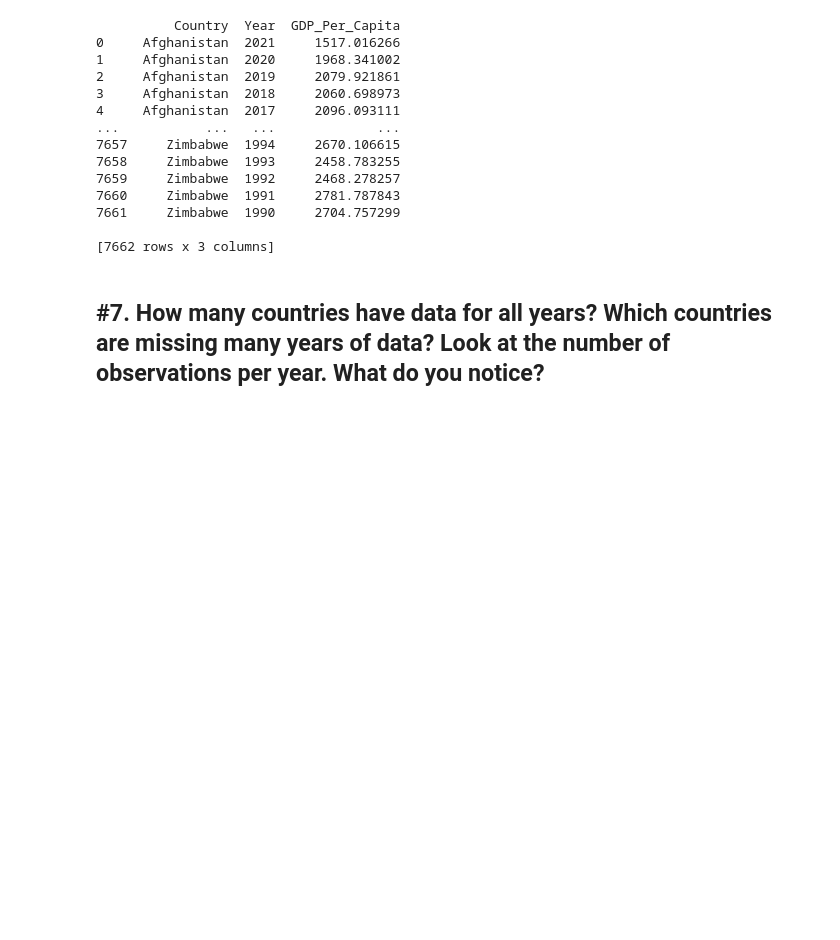
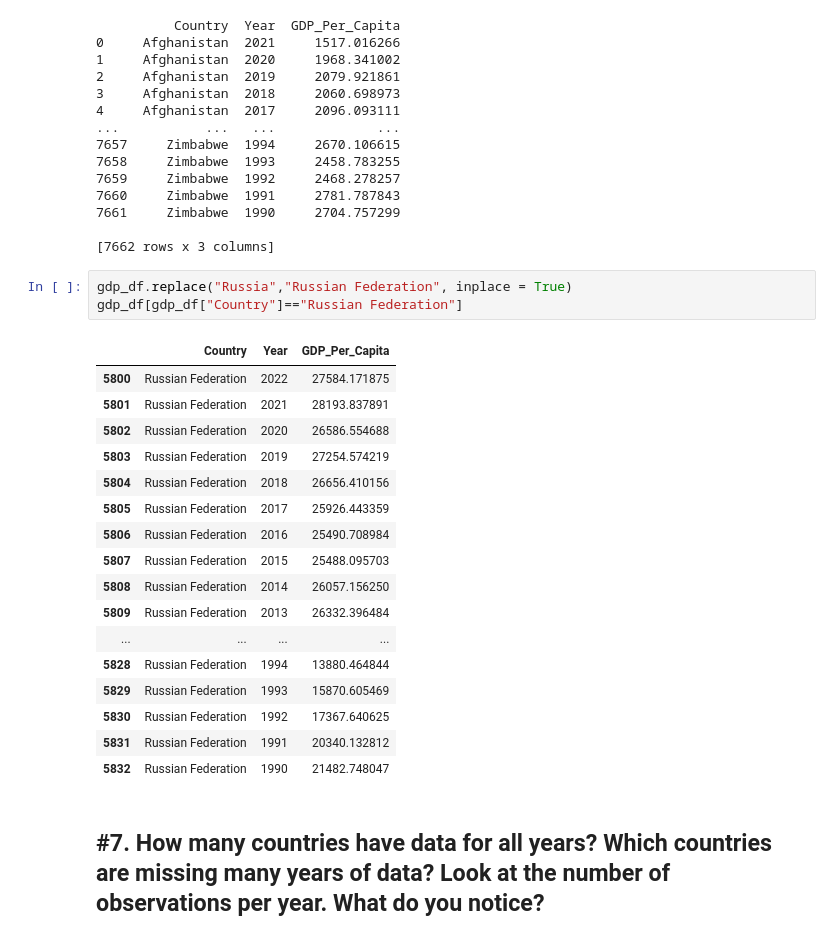
Before and after one commit to NSS-Data-Analytics-Cohort-13/un-exploration-ryanphenderson, a Jupyter notebook: notebooks/un_exploration.ipynb, the cells around one changed output. Saved outputs shown, nothing was run; the diff lists cells and outputs as text; blank space fills up the shorter version.

```diff
--- a/notebooks/un_exploration.ipynb
+++ b/notebooks/un_exploration.ipynb
@@ -65,6 +65,27 @@ print(gdp_df)
 7661     Zimbabwe  1990     2704.757299
 
 [7662 rows x 3 columns]
+# %%
+gdp_df.replace("Russia","Russian Federation", inplace = True)
+gdp_df[gdp_df["Country"]=="Russian Federation"]
+# %% [output]
+|  | Country | Year | GDP_Per_Capita |
+| 5800 | Russian Federation | 2022 | 27584.171875 |
+| 5801 | Russian Federation | 2021 | 28193.837891 |
+| 5802 | Russian Federation | 2020 | 26586.554688 |
+| 5803 | Russian Federation | 2019 | 27254.574219 |
+| 5804 | Russian Federation | 2018 | 26656.410156 |
+| 5805 | Russian Federation | 2017 | 25926.443359 |
+| 5806 | Russian Federation | 2016 | 25490.708984 |
+| 5807 | Russian Federation | 2015 | 25488.095703 |
+| 5808 | Russian Federation | 2014 | 26057.156250 |
+| 5809 | Russian Federation | 2013 | 26332.396484 |
+| ... | ... | ... | ... |
+| 5828 | Russian Federation | 1994 | 13880.464844 |
+| 5829 | Russian Federation | 1993 | 15870.605469 |
+| 5830 | Russian Federation | 1992 | 17367.640625 |
+| 5831 | Russian Federation | 1991 | 20340.132812 |
+| 5832 | Russian Federation | 1990 | 21482.748047 |
 # %% [markdown]
 ## #7. How many countries have data for all years? Which countries are missing many years of data? Look at the number of observations per year. What do you notice?
 # %%
```
Also changed, not shown: parts of 9 cells of this notebook, 1 other file.
